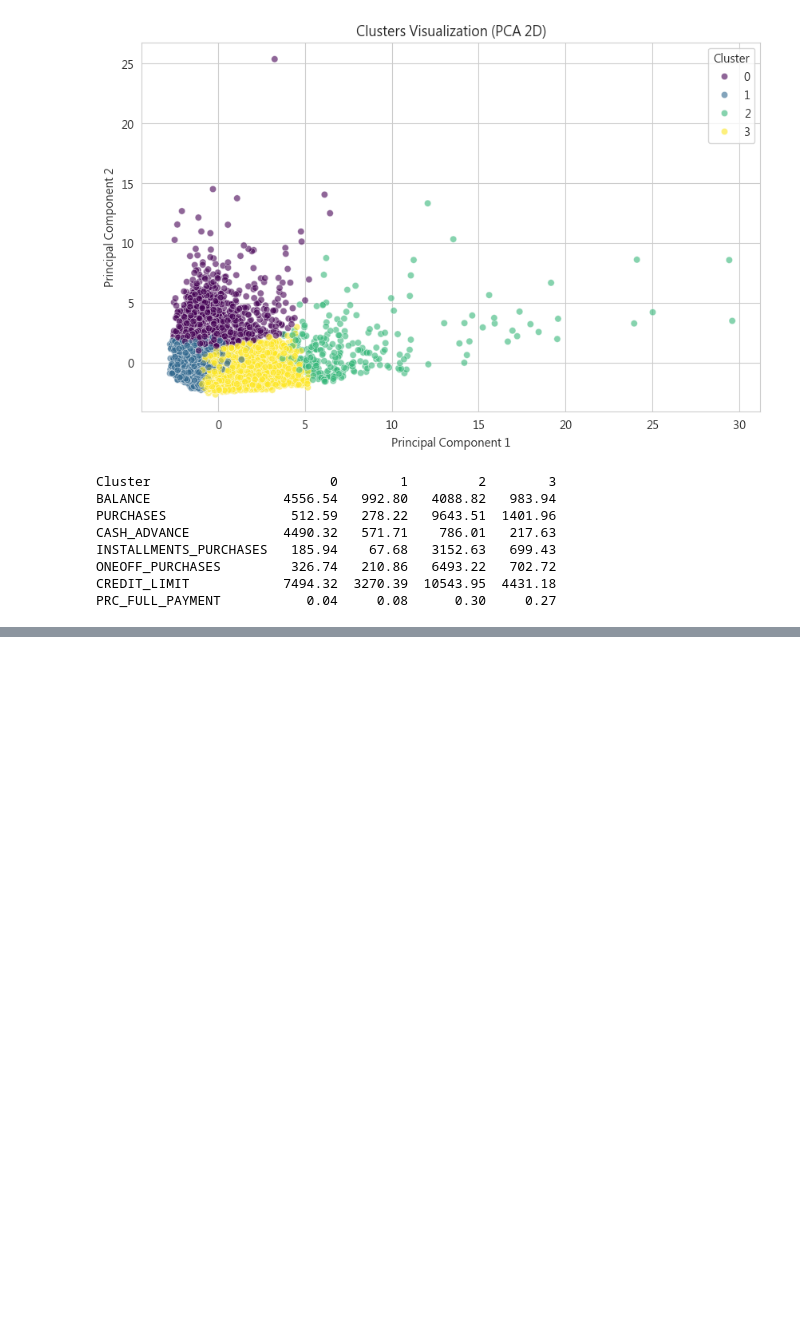
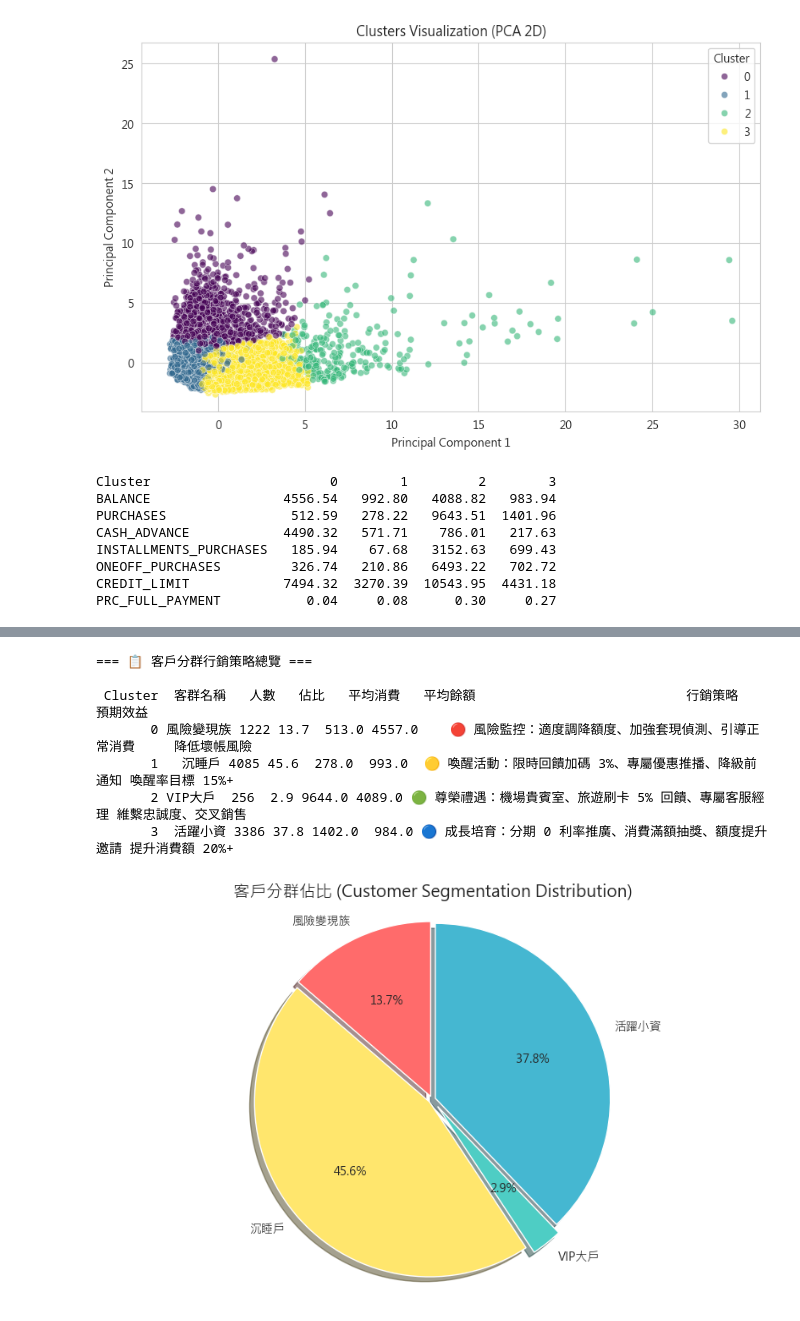
Before and after one commit to peter199711/python_practice_data_processing, a Jupyter notebook: creditcard_customer_clustering/creditcard-data-for-clustering.ipynb, the cells around one changed output, grey strips where cells are left out. Drawn from its saved outputs; the diff is of its cells as text; code cells hidden in the pictures; blank space fills up the shorter version.

```diff
--- a/creditcard_customer_clustering/creditcard-data-for-clustering.ipynb
+++ b/creditcard_customer_clustering/creditcard-data-for-clustering.ipynb
@@ -428,0 +512,51 @@ fig.show()
+# %%
+# =============================================================================
+# 📊 行銷策略建議表 (Marketing Strategy Recommendations)
+# =============================================================================
+# 將分群洞察轉化為具體可執行的行銷策略
+
+# 建立策略對照表
+strategy_table = pd.DataFrame({
+    'Cluster': [0, 1, 2, 3],
+    '客群名稱': ['風險變現族', '沉睡戶', 'VIP大戶', '活躍小資'],
+    '人數': df['Cluster'].value_counts().sort_index().values,
+    '佔比': (df['Cluster'].value_counts().sort_index().values / len(df) * 100).round(1),
+    '平均消費': df.groupby('Cluster')['PURCHASES'].mean().round(0).values,
+    '平均餘額': df.groupby('Cluster')['BALANCE'].mean().round(0).values,
+    '行銷策略': [
+        '🔴 風險監控：適度調降額度、加強套現偵測、引導正常消費',
+        '🟡 喚醒活動：限時回饋加碼 3%、專屬優惠推播、降級前通知',
+        '🟢 尊榮禮遇：機場貴賓室、旅遊刷卡 5% 回饋、專屬客服經理',
+        '🔵 成長培育：分期 0 利率推廣、消費滿額抽獎、額度提升邀請'
+    ],
+    '預期效益': [
+        '降低壞帳風險',
+        '喚醒率目標 15%+',
+        '維繫忠誠度、交叉銷售',
+        '提升消費額 20%+'
+    ]
+})
+
+print("=== 📋 客戶分群行銷策略總覽 ===\n")
+print(strategy_table.to_string(index=False))
+
+# 視覺化：各群人數佔比
+plt.figure(figsize=(10, 6))
+colors_pie = ['#FF6B6B', '#FFE66D', '#4ECDC4', '#45B7D1']
+cluster_names_cn = ['風險變現族', '沉睡戶', 'VIP大戶', '活躍小資']
+counts = df['Cluster'].value_counts().sort_index()
+
+plt.pie(counts, labels=cluster_names_cn, autopct='%1.1f%%', colors=colors_pie,
+        explode=[0.02, 0.02, 0.05, 0.02], shadow=True, startangle=90)
+plt.title('客戶分群佔比 (Customer Segmentation Distribution)', fontsize=14)
+plt.axis('equal')
+plt.show()
+# %% [output]
+=== 📋 客戶分群行銷策略總覽 ===
+
+ Cluster  客群名稱   人數   佔比   平均消費   平均餘額                           行銷策略       預期效益
+       0 風險變現族 1222 13.7  513.0 4557.0    🔴 風險監控：適度調降額度、加強套現偵測、引導正常消費     降低壞帳風險
+       1   沉睡戶 4085 45.6  278.0  993.0  🟡 喚醒活動：限時回饋加碼 3%、專屬優惠推播、降級前通知 喚醒率目標 15%+
+       2 VIP大戶  256  2.9 9644.0 4089.0 🟢 尊榮禮遇：機場貴賓室、旅遊刷卡 5% 回饋、專屬客服經理 維繫忠誠度、交叉銷售
+       3  活躍小資 3386 37.8 1402.0  984.0 🔵 成長培育：分期 0 利率推廣、消費滿額抽獎、額度提升邀請 提升消費額 20%+
+[figure, added]
```
Also changed, not shown: parts of 7 cells of this notebook, 8 other files.
